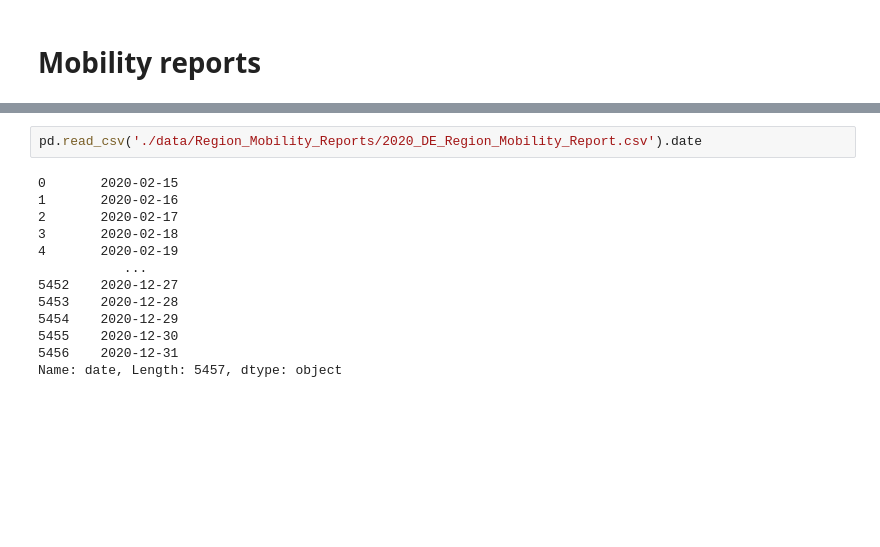
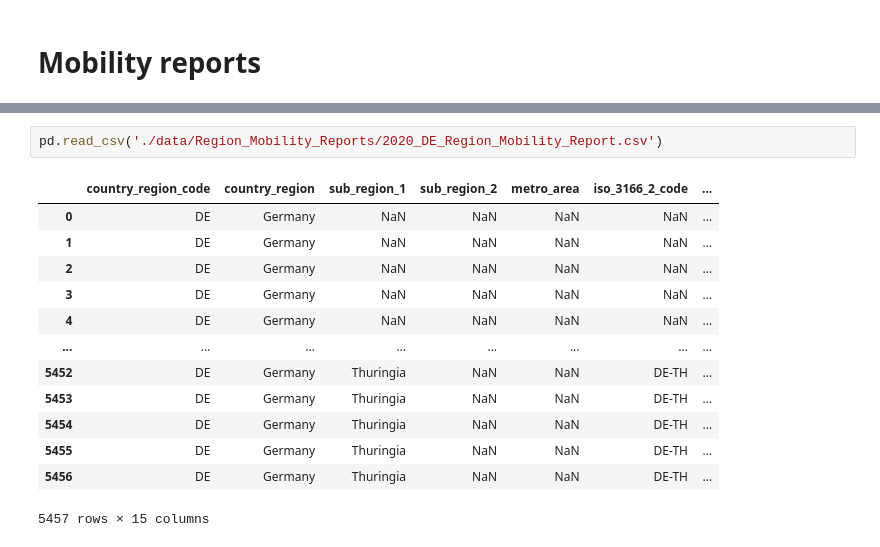
Before and after one commit to normannexo/COVID-19, a Jupyter notebook: mobility_reports.ipynb, the cells around one changed output, grey strips where cells are left out. Saved outputs shown, nothing was run; the diff lists cells and outputs as text; blank space fills up the shorter version.

Commit message:
added mobility reports

```diff
--- a/mobility_reports.ipynb
+++ b/mobility_reports.ipynb
@@ -12,15 +10,16 @@ UsageError: Line magic function `%matlotlib` not found.
 # %%
-pd.read_csv('./data/Region_Mobility_Reports/2020_DE_Region_Mobility_Report.csv').date
+pd.read_csv('./data/Region_Mobility_Reports/2020_DE_Region_Mobility_Report.csv')
 # %% [output]
+|  | country_region_code | country_region | sub_region_1 | sub_region_2 | metro_area | iso_3166_2_code | ... |
+| 0 | DE | Germany | NaN | NaN | NaN | NaN | ... |
+| 1 | DE | Germany | NaN | NaN | NaN | NaN | ... |
+| 2 | DE | Germany | NaN | NaN | NaN | NaN | ... |
+| 3 | DE | Germany | NaN | NaN | NaN | NaN | ... |
+| 4 | DE | Germany | NaN | NaN | NaN | NaN | ... |
+| ... | ... | ... | ... | ... | ... | ... | ... |
+| 5452 | DE | Germany | Thuringia | NaN | NaN | DE-TH | ... |
+| 5453 | DE | Germany | Thuringia | NaN | NaN | DE-TH | ... |
+| 5454 | DE | Germany | Thuringia | NaN | NaN | DE-TH | ... |
+| 5455 | DE | Germany | Thuringia | NaN | NaN | DE-TH | ... |
+| 5456 | DE | Germany | Thuringia | NaN | NaN | DE-TH | ... |
-0       2020-02-15
-1       2020-02-16
-2       2020-02-17
-3       2020-02-18
-4       2020-02-19
-           ...
-5452    2020-12-27
-5453    2020-12-28
-5454    2020-12-29
-5455    2020-12-30
-5456    2020-12-31
-Name: date, Length: 5457, dtype: object
+5457 rows × 15 columns
```
Also changed, not shown: parts of 1 cell of this notebook, 1 other file.
